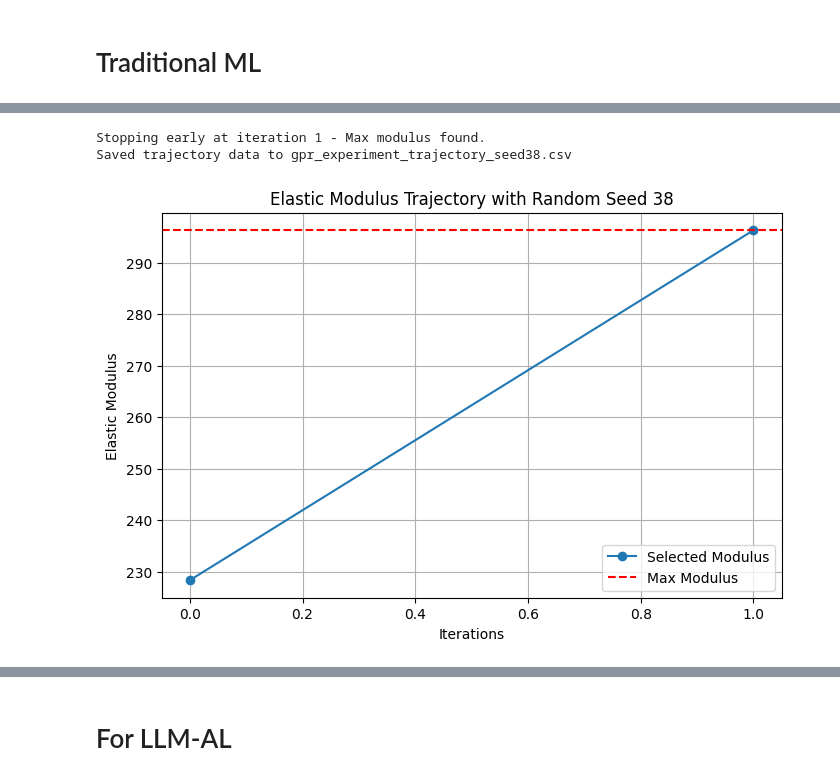
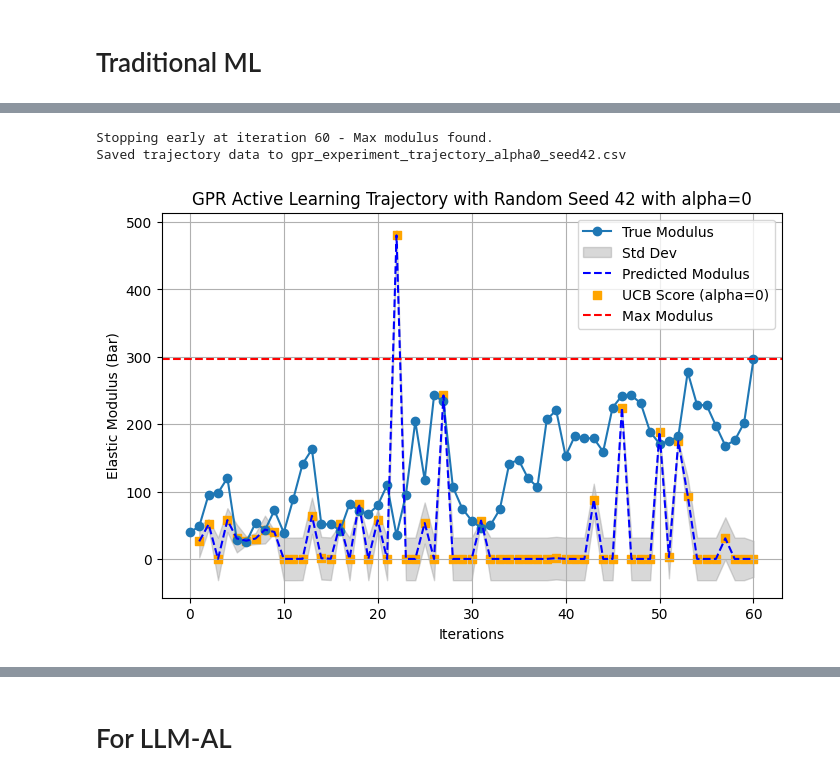
Before and after one commit to Toniaac/hte-data-processing, a Jupyter notebook: Active Learning.ipynb, the cells around one changed output, grey strips where cells are left out. Cells and saved outputs as stored; diff of their text form; code cells hidden in the pictures.

```diff
--- a/Active Learning.ipynb
+++ b/Active Learning.ipynb
@@ -214,10 +214,10 @@ logging.basicConfig(level=logging.INFO, format="%(asctime)s - %(levelname)s - %(
 
 # Define the Active Learning UCB class
 class ActiveLearningUCB:
-    def __init__(self, kernel=None, alpha=1.0):
+    def __init__(self, kernel=None, alpha=1.0, random_state=42):
         self.alpha = alpha
         self.kernel = kernel if kernel else C(1.0, (1e-3, 1e3)) * RBF(1.0, (1e-2, 1e2))
-        self.model = GaussianProcessRegressor(kernel=self.kernel, n_restarts_optimizer=10)
+        self.model = GaussianProcessRegressor(kernel=self.kernel, n_restarts_optimizer=10, random_state=random_state)
 
     def update_model(self, X_train, y_train):
         self.model.fit(X_train, y_train)
@@ -253,7 +253,7 @@ def preprocess_data(data):
 
 
 # Active Learning Loop
-def run_active_learning(data, initial_train_point = 1, alpha_initial=3, alpha_decay=0.1, random_seed=42):
+def run_active_learning(data, initial_train_point = 1, alpha = 0.1, random_seed=42):
     # Preprocess data
     X, y, yerr, X_normalized, scaler = preprocess_data(data)
     # Initial training data
@@ -266,7 +266,7 @@ def run_active_learning(data, initial_train_point = 1, alpha_initial=3, alpha_de
 
     # Initialize Active Learning Model
     #al_model = ActiveLearningUCB(alpha=alpha_initial)
-    al_model = ActiveLearningUCB(alpha=0)
+    al_model = ActiveLearningUCB(alpha=alpha, random_state=random_seed)
     al_model.update_model(X_train, y_train.ravel())
 
     # Initialize tracking variables
@@ -274,6 +274,9 @@ def run_active_learning(data, initial_train_point = 1, alpha_initial=3, alpha_de
     iteration_indices = [0]  # Start at iteration 0 for first observation
     selected_modulus = [y.iloc[initial_idx]]
     mse_per_iteration = []
+    ucb_scores_list = []
+    mean_predictions = []
+    std_predictions = []
     max_modulus = y.max()
 
     # Store trajectory data for saving
@@ -281,6 +284,9 @@ def run_active_learning(data, initial_train_point = 1, alpha_initial=3, alpha_de
         "Iteration": 0,
         "Experiment Index": initial_idx,
         "Observed Elastic Modulus": y.iloc[initial_idx],
+        "UCB Score": None,  # No UCB score for initial selection
+        "Mean Prediction": None,
+        "Standard Deviation": None,
         "Max Modulus in Dataset": max_modulus,
         "Stopping Reason": "Initial selection"
     }]
@@ -288,7 +294,7 @@ def run_active_learning(data, initial_train_point = 1, alpha_initial=3, alpha_de
     for iteration in range(len(X) - initial_train_point):
         # Dynamic Alpha Adjustment
         #al_model.alpha = max(0.1, alpha_initial / (1 + iteration * alpha_decay))
-        al_model.alpha = 0
+        al_model.alpha = alpha
         logging.info(f"Iteration {iteration + 1}: Alpha={al_model.alpha:.2f}")
 
         # Filter out already selected indices
@@ -301,6 +307,11 @@ def run_active_learning(data, initial_train_point = 1, alpha_initial=3, alpha_de
         # Select next point
         selected_idx_local, ucb_scores, mean, std = al_model.select_next_point(X_candidates_filtered)
         selected_idx = available_indices[selected_idx_local]
+
+        # Store UCB, mean, and std values for visualization
+        ucb_scores_list.append(ucb_scores[selected_idx_local])
+        mean_predictions.append(mean[selected_idx_local])
+        std_predictions.append(std[selected_idx_local])
 
         # Save selected point information
         iteration_indices.append(iteration + 1)
@@ -328,9 +339,13 @@ def run_active_learning(data, initial_train_point = 1, alpha_initial=3, alpha_de
             "Iteration": iteration + 1,
             "Experiment Index": selected_idx,
             "Observed Elastic Modulus": y.iloc[selected_idx],
+            "UCB Score": ucb_scores[selected_idx_local],
+            "Mean Prediction": mean[selected_idx_local],
+            "Standard Deviation": std[selected_idx_local],
             "Max Modulus in Dataset": max_modulus,
             "Stopping Reason": "Max modulus reached" if y.iloc[selected_idx] >= max_modulus else "Continuing"
         })
+
         best_modulus = max(selected_modulus)
         # Early Stopping Condition: If no improvement, stop
         if best_modulus >= max_modulus:
@@ -340,21 +355,28 @@ def run_active_learning(data, initial_train_point = 1, alpha_initial=3, alpha_de
 
     # Save trajectory data to CSV
     trajectory_df = pd.DataFrame(trajectory_data)
-    filename = f"gpr_experiment_trajectory_seed{random_seed}.csv"
+    filename = f"gpr_experiment_trajectory_alpha{alpha}_seed{random_seed}.csv"
     trajectory_df.to_csv(filename, index=False)
     print(f"Saved trajectory data to {filename}")
 
 
+    # Generate plots
     plt.figure(figsize=(8, 5))
-    plt.plot(iteration_indices, selected_modulus, marker='o', label="Selected Modulus", linestyle='-')
+    plt.plot(iteration_indices, selected_modulus, marker='o', label="True Modulus", linestyle='-')
+    plt.fill_between(iteration_indices[1:],
+                     np.array(mean_predictions) - np.array(std_predictions),
+                     np.array(mean_predictions) + np.array(std_predictions),
+                     color="gray", alpha=0.3, label="Std Dev")
+    plt.plot(iteration_indices[1:], mean_predictions, linestyle='--', color="blue", label="Predicted Modulus")
+    plt.scatter(iteration_indices[1:], ucb_scores_list, marker='s', color="orange", label=f"UCB Score (alpha={alpha})")
     plt.axhline(y=max_modulus, color='r', linestyle='--', label='Max Modulus')
     plt.xlabel("Iterations")
-    plt.ylabel("Elastic Modulus")
-    plt.title("Elastic Modulus Trajectory with Random Seed " + str(random_seed))
+    plt.ylabel("Elastic Modulus (Bar)")
+    plt.title(f"GPR Active Learning Trajectory with Random Seed {random_seed} with alpha={alpha}")
     plt.legend()
     plt.grid()
     plt.show()
 
 
-run_active_learning(data_grouped, initial_train_point=1, alpha_initial=1, alpha_decay=0.1, random_seed=38)
+run_active_learning(data_grouped, initial_train_point=1, alpha = 0, random_seed=42)
 # %% [output]
@@ -363,3 +400,3 @@ run_active_learning(data_grouped, initial_train_point=1, alpha_initial=1, alpha_
-Stopping early at iteration 1 - Max modulus found.
-Saved trajectory data to gpr_experiment_trajectory_seed38.csv
+Stopping early at iteration 60 - Max modulus found.
+Saved trajectory data to gpr_experiment_trajectory_alpha0_seed42.csv
-[figure, old version]
+[figure, new version]
```
Also changed, not shown: parts of 7 cells of this notebook, 25 other files.
